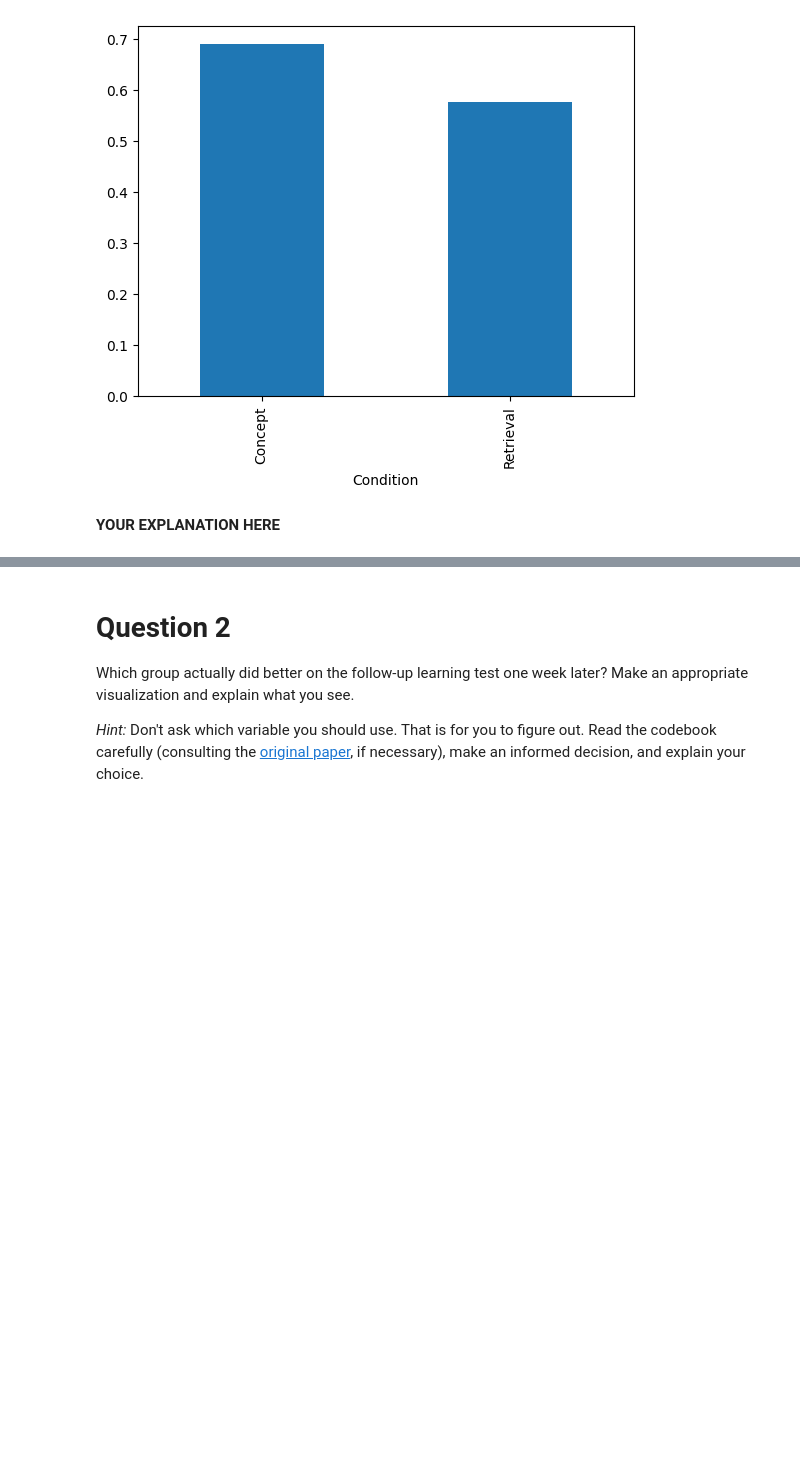
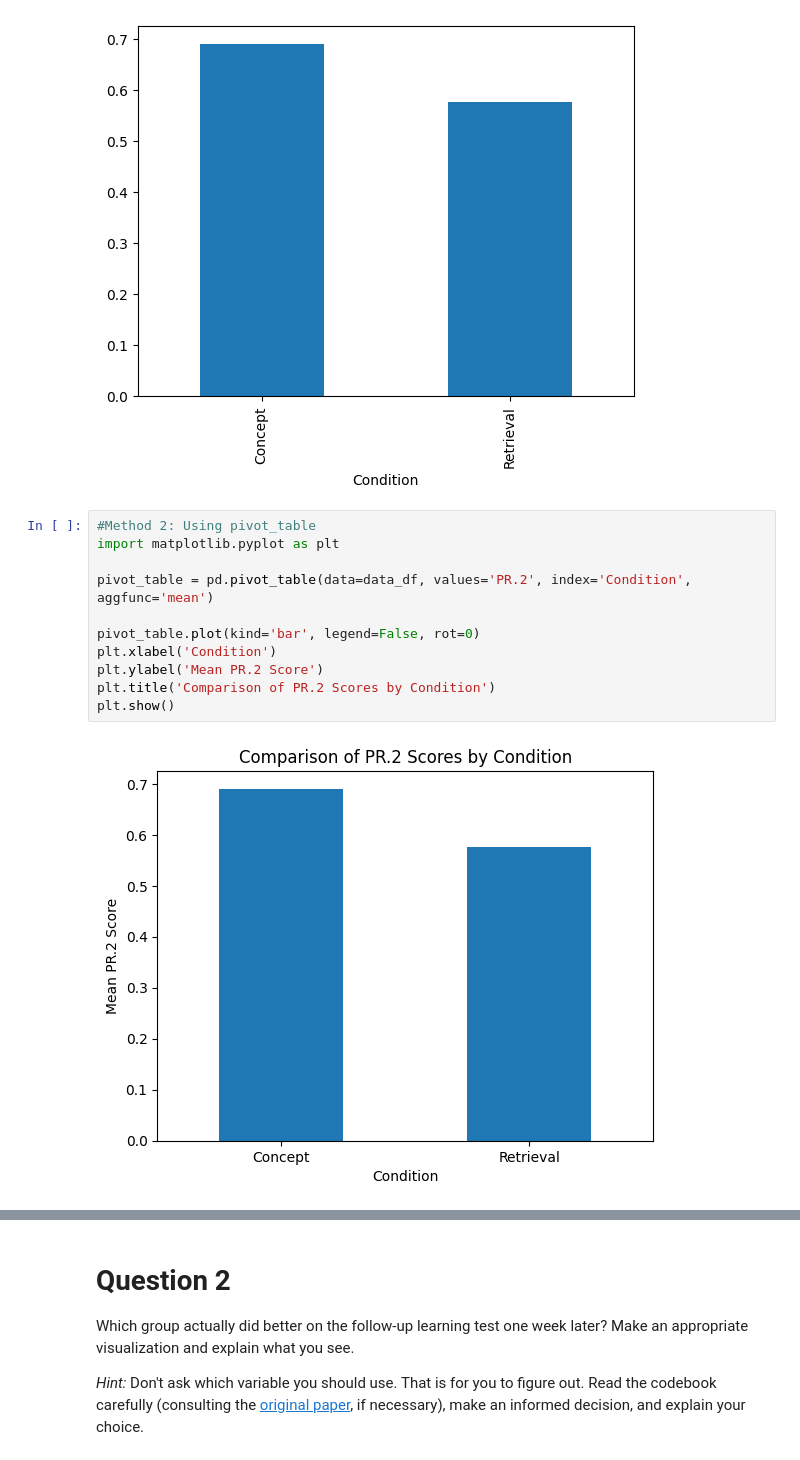
Before and after one commit to Mazrah18/CS105-DataAnaLysis, a Jupyter notebook: LABS/Lab-4/3C. Retrieval Practice and Learning.ipynb, the cells around one changed output, grey strips where cells are left out. Drawn from its saved outputs; the diff is of its cells as text; blank space fills up the shorter version.

```diff
--- a/LABS/Lab-4/3C. Retrieval Practice and Learning.ipynb
+++ b/LABS/Lab-4/3C. Retrieval Practice and Learning.ipynb
@@ -80,5 +86,16 @@ df1.plot.bar()
 # %% [output]
 <Axes: xlabel='Condition'>
 [figure]
-# %% [markdown]
-**YOUR EXPLANATION HERE**
+# %%
+#Method 2: Using pivot_table
+import matplotlib.pyplot as plt
+
+pivot_table = pd.pivot_table(data=data_df, values='PR.2', index='Condition', aggfunc='mean')
+
+pivot_table.plot(kind='bar', legend=False, rot=0)
+plt.xlabel('Condition')
+plt.ylabel('Mean PR.2 Score')
+plt.title('Comparison of PR.2 Scores by Condition')
+plt.show()
+# %% [output]
+[figure, added]
```
Also changed, not shown: parts of 23 cells of this notebook, 4 other files.
